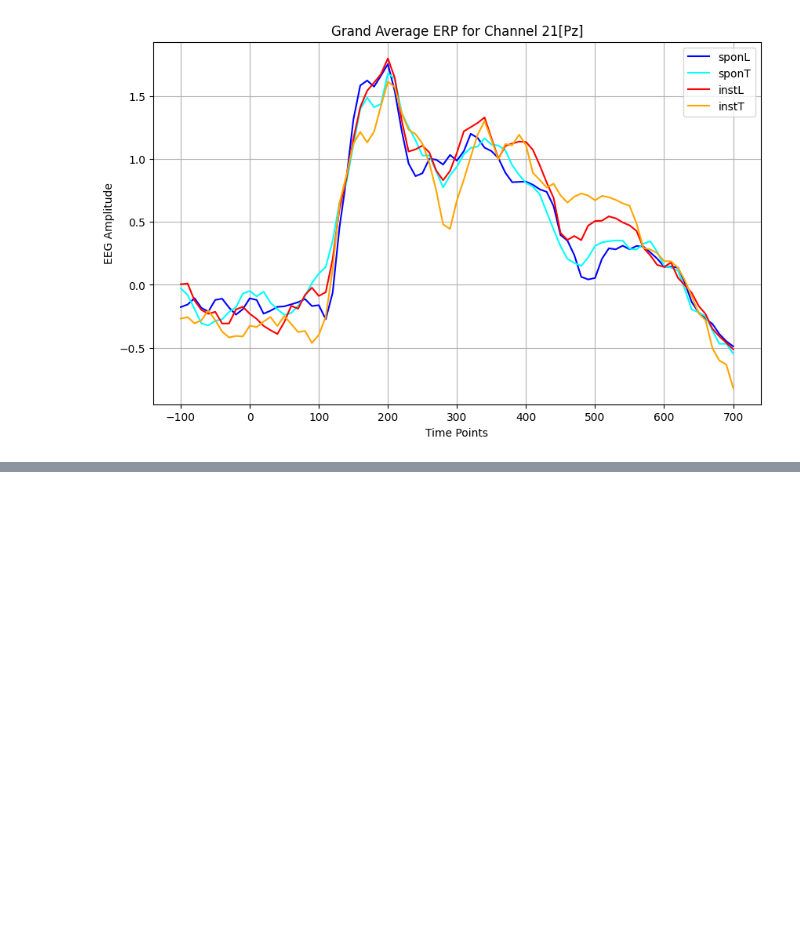
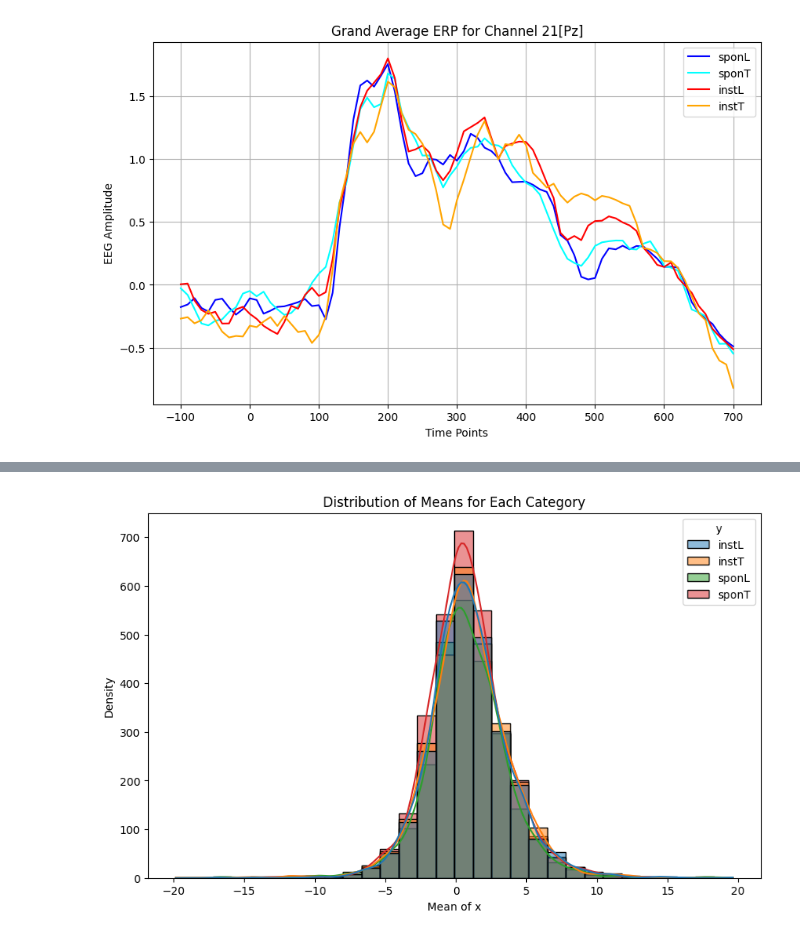
Before and after one commit to eldhosejoseph/thesis, a Jupyter notebook: BCI.ipynb, the cells around one changed output, grey strips where cells are left out. Saved outputs shown, nothing was run; the diff lists cells and outputs as text; code cells hidden in the pictures; blank space fills up the shorter version.

```diff
--- a/BCI.ipynb
+++ b/BCI.ipynb
@@ -391,0 +566,20 @@ def plot_all_channels():
+# %%
+import seaborn as sns
+
+def plot_distribution_of_means(df):
+    # Calculate the mean of each row in the 'x' column
+    df['x_mean'] = df['x'].apply(np.mean)
+
+    # Plot the distribution of means for each category in 'y'
+    plt.figure(figsize=(10, 6))
+    sns.histplot(data=df, x='x_mean', hue='y', kde=True, bins=30)
+    plt.title('Distribution of Means for Each Category')
+    plt.xlabel('Mean of x')
+    plt.ylabel('Density')
+    plt.show()
+# %%
+channel_num=21
+# Plot the distribution of means for each category
+plot_distribution_of_means(p300_df(expand_dataframe(dataset(channel_num))))
+# %% [output]
+[figure, added]
```
Also changed, not shown: parts of 20 cells of this notebook.
